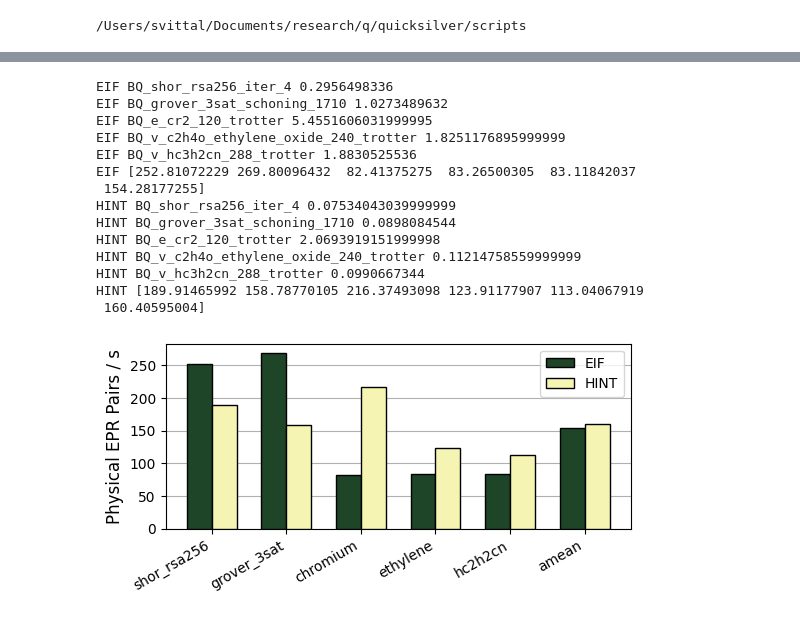
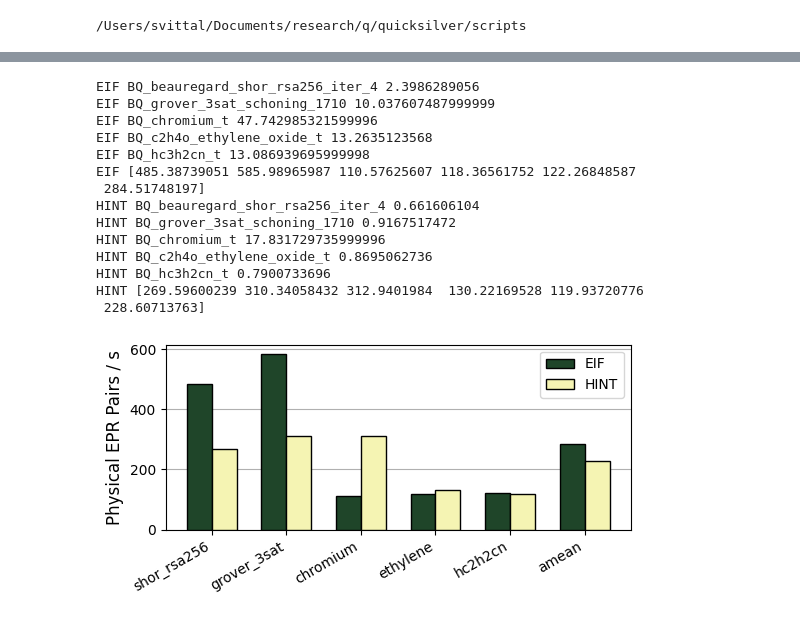
Before and after one commit to suhaskvittal/quicksilver, a Jupyter notebook: scripts/plotting.ipynb, the cells around one changed output, grey strips where cells are left out. Saved outputs shown, nothing was run; the diff lists cells and outputs as text; code cells hidden in the pictures.

```diff
--- a/scripts/plotting.ipynb
+++ b/scripts/plotting.ipynb
@@ -665,34 +575,0 @@ No Stall: 53.31%
-# %%
-'''
-    HINT factory sensitivity
-'''
-
-
-fig, ax = plt.subplots()
-fig.set_size_inches(6.0,2.4)
-
-policies = ['baseline']
-baseline = aggregate_stats_by_policy(f'{STATS_FOLDER}/simulation_results/baseline_a12')
-data = [baseline]
-
-for f in [10000, 25000, 50000, 100000]:
-    if f == 50000:
-        folder = 'hint_a12'
-    else:
-        folder = f'hint_factory_sensitivity_f{f}'
-    d = aggregate_stats_by_policy(f'{STATS_FOLDER}/simulation_results/{folder}')
-    pq_count = int(d[BENCHMARKS[0]]['FACTORY_PHYSICAL_QUBITS'])
-    policy_name = f'{pq_count//1000}k qubits'
-    if f == 50000:
-        policy_name = f'{policy_name}*'
-    policies.append(policy_name)
-    data.append(d)
-
-plot_stat(ax, BENCHMARKS, TICKS,
-            policies, data, [C1,C1,C2,C3,C4], # legend, configs, colors
-              'CLIENT 0/KIPS', # stat_key
-              'Slowdown',
-              normalize_results_to_policy='baseline',
-              mean_type='gmean',
-              inverted_normalization=True)
-plt.savefig(f'{PLOT_FOLDER}/v{VERSION}_hint_factory_sensitivity.pdf', bbox_inches='tight')
@@ -713,8 +584,8 @@ fig.set_size_inches(6.0, 2.4)
 PHYSICAL_EPR_TO_LOGICAL_EPR_RATE = 3.1384  # computed in simulation
 CYCLE_TIME_S = 1.2e-6  # each compute/simulation cycle is 1.2us
 
-eif = aggregate_stats_by_policy(f'{STATS_FOLDER}/simulation_results/eif_a12')
-hint = aggregate_stats_by_policy(f'{STATS_FOLDER}/simulation_results/hint_a12')
+eif = aggregate_stats_by_policy(f'{STATS_FOLDER}/simulation_results/eif_a16')
+hint = aggregate_stats_by_policy(f'{STATS_FOLDER}/simulation_results/hint_a16')
 
 benchmark_x = np.arange(len(TICKS) + 1)
 ticks = [*TICKS, 'amean']
@@ -722,46 +593,46 @@ width = 1.0 / 3
 offset = 0
 
 for (policy_name, config, color) in [('EIF', eif, C1), ('HINT', hint, C2)]:
     Y = []
     for b in BENCHMARKS:
-        memory_accesses = float(_nested_dict_access(config[b], 'CLIENT 0/MEMORY_ACCESSES'))
+        memory_accesses = float(_nested_dict_access(config[b], 'CLIENT 0/MEMORY_LATENCY/COUNT'))
         total_cycles = float(_nested_dict_access(config[b], 'TOTAL_SIMULATION_CYCLES'))
 
         logical_eprs = memory_accesses * 2
         physical_eprs = logical_eprs * PHYSICAL_EPR_TO_LOGICAL_EPR_RATE
         elapsed_time_s = total_cycles * CYCLE_TIME_S
 
         print(policy_name, b, physical_eprs/1000000)
 
         bandwidth = physical_eprs / elapsed_time_s  # physical EPR pairs per second
         Y.append(bandwidth)
 
     Y.append(sum(Y) / len(Y))  # amean
     Y = np.array(Y)
     print(policy_name, Y)
 
     ax.bar(benchmark_x + offset, Y, width, color=color, edgecolor='k', zorder=3, label=policy_name)
     offset += width
 
 workload_x_ticks = benchmark_x + 0.5 * width
 ax.set_xticks(workload_x_ticks, ticks, rotation=30, ha='right', fontsize=10)
 ax.set_ylabel('Physical EPR Pairs / s', fontsize=12)
 ax.grid(visible=True, axis='y', zorder=0)
 ax.legend(fontsize=10)
 plt.savefig(f'{PLOT_FOLDER}/v{VERSION}_hint_eif_epr_bandwidth.pdf', bbox_inches='tight')
 # %% [output]
-EIF BQ_shor_rsa256_iter_4 0.2956498336
-EIF BQ_grover_3sat_schoning_1710 1.0273489632
-EIF BQ_e_cr2_120_trotter 5.4551606031999995
-EIF BQ_v_c2h4o_ethylene_oxide_240_trotter 1.8251176895999999
-EIF BQ_v_hc3h2cn_288_trotter 1.8830525536
-EIF [252.81072229 269.80096432  82.41375275  83.26500305  83.11842037
- 154.28177255]
-HINT BQ_shor_rsa256_iter_4 0.07534043039999999
-HINT BQ_grover_3sat_schoning_1710 0.0898084544
-HINT BQ_e_cr2_120_trotter 2.0693919151999998
-HINT BQ_v_c2h4o_ethylene_oxide_240_trotter 0.11214758559999999
-HINT BQ_v_hc3h2cn_288_trotter 0.0990667344
-HINT [189.91465992 158.78770105 216.37493098 123.91177907 113.04067919
- 160.40595004]
+EIF BQ_beauregard_shor_rsa256_iter_4 2.3986289056
+EIF BQ_grover_3sat_schoning_1710 10.037607487999999
+EIF BQ_chromium_t 47.742985321599996
+EIF BQ_c2h4o_ethylene_oxide_t 13.2635123568
+EIF BQ_hc3h2cn_t 13.086939695999998
+EIF [485.38739051 585.98965987 110.57625607 118.36561752 122.26848587
+ 284.51748197]
+HINT BQ_beauregard_shor_rsa256_iter_4 0.661606104
+HINT BQ_grover_3sat_schoning_1710 0.9167517472
+HINT BQ_chromium_t 17.831729735999996
+HINT BQ_c2h4o_ethylene_oxide_t 0.8695062736
+HINT BQ_hc3h2cn_t 0.7900733696
+HINT [269.59600239 310.34058432 312.9401984  130.22169528 119.93720776
+ 228.60713763]
-[figure, old version]
+[figure, new version]
```
Also changed, not shown: parts of 21 cells of this notebook, 4 other files.
